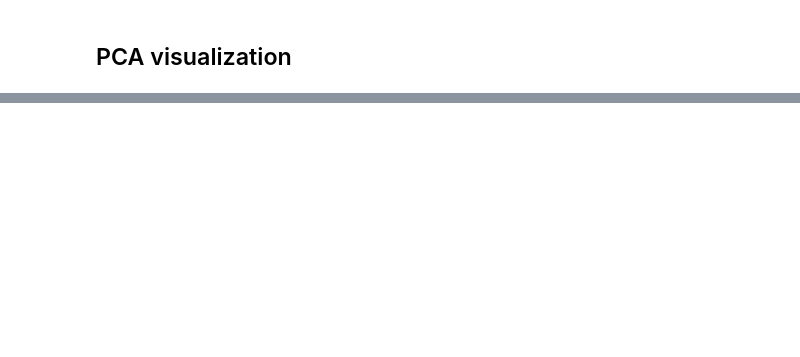
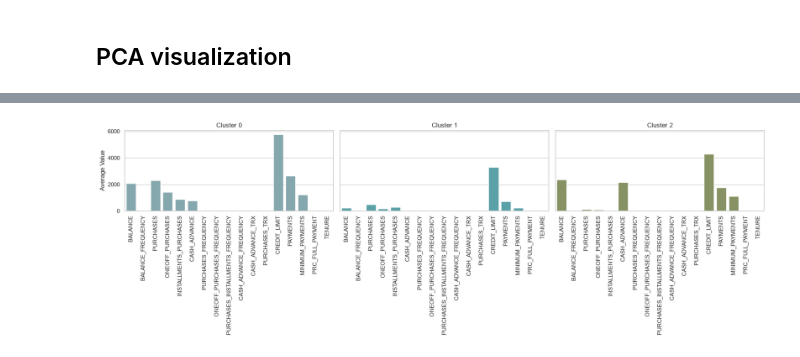
Before and after one commit to geethawilliam-ds/Credit-Card-Customer-Segmentation, a Jupyter notebook: preprocessing.ipynb, the cells around one changed output, grey strips where cells are left out. Drawn from its saved outputs; the diff is of its cells as text; code cells hidden in the pictures; blank space fills up the shorter version.

```diff
--- a/preprocessing.ipynb
+++ b/preprocessing.ipynb
@@ -1091,0 +833,33 @@ comparison
+# %%
+# Calculate the mean of each feature for each cluster
+cluster_profile = (
+    df_k3
+    .groupby("Cluster")
+    .mean(numeric_only=True)
+)
+
+# Remove the Cluster column if it was included
+cluster_profile = cluster_profile.drop(columns=["Cluster"], errors="ignore")
+
+# Create the figure
+fig, ax = plt.subplots(1, 3, figsize=(18, 6), sharey=True)
+
+colors = ["#7EACB5", "#4EACB5", "#8A9A5B"]
+
+for i, cluster in enumerate(cluster_profile.index):
+    sns.barplot(
+        x=cluster_profile.columns,
+        y=cluster_profile.loc[cluster],
+        ax=ax[i],
+        color=colors[i]
+    )
+
+    ax[i].set_title(f"Cluster {cluster}")
+    ax[i].tick_params(axis="x", rotation=90)
+    ax[i].set_xlabel("")
+    ax[i].set_ylabel("Average Value")
+
+plt.tight_layout()
+plt.show()
+# %% [output]
+[figure, added]
```
Also changed, not shown: parts of 37 cells of this notebook.
